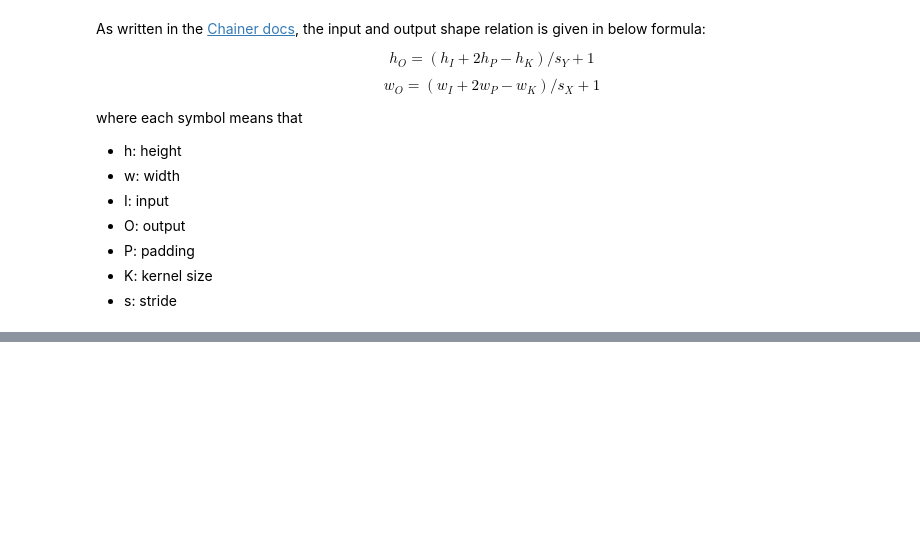
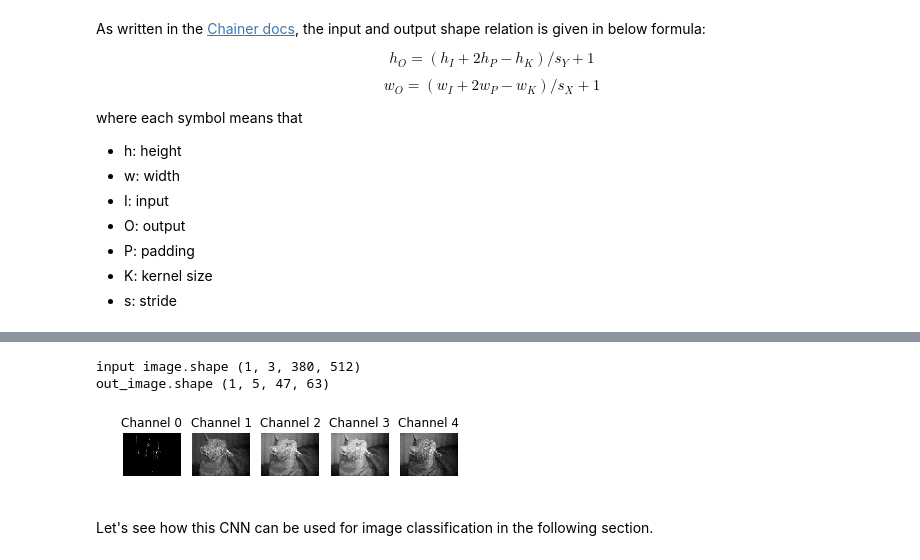
Before and after one commit to corochann/deep-learning-tutorial-with-chainer, a Jupyter notebook: src/cnn/convolution.ipynb, the cells around one changed output, grey strips where cells are left out. Cells and saved outputs as stored; diff of their text form; code cells hidden in the pictures; blank space fills up the shorter version.

```diff
--- a/src/cnn/convolution.ipynb
+++ b/src/cnn/convolution.ipynb
@@ -234,0 +256,28 @@ plot_channels(out_image,
+# %%
+class SimpleCNN(chainer.Chain):
+    def __init__(self):
+        super().__init__(
+            conv1=L.Convolution2D(None, 5, 3),
+            conv2=L.Convolution2D(None, 5, 3),
+        )
+
+    def __call__(self, x):
+        h = F.relu(conv1(x))
+        h = F.max_pooling_2d(h, 2)
+        h = F.relu(conv2(h))
+        h = F.max_pooling_2d(h, 2)
+        return h
+
+model = SimpleCNN()
+print('input image.shape', image.shape)
+out_image = model(image).data
+print('out_image.shape', out_image.shape)
+out_image = out_image[0].transpose(1, 2, 0)
+plot_channels(out_image,
+              filepath=os.path.join(basedir, 'output_simple_cnn.jpg'))
+# %% [output]
+input image.shape (1, 3, 380, 512)
+out_image.shape (1, 5, 47, 63)
+[figure, added]
+# %% [markdown]
+Let's see how this CNN can be used for image classification in the following section.
```
Also changed, not shown: parts of 9 cells of this notebook, 4 other files.
